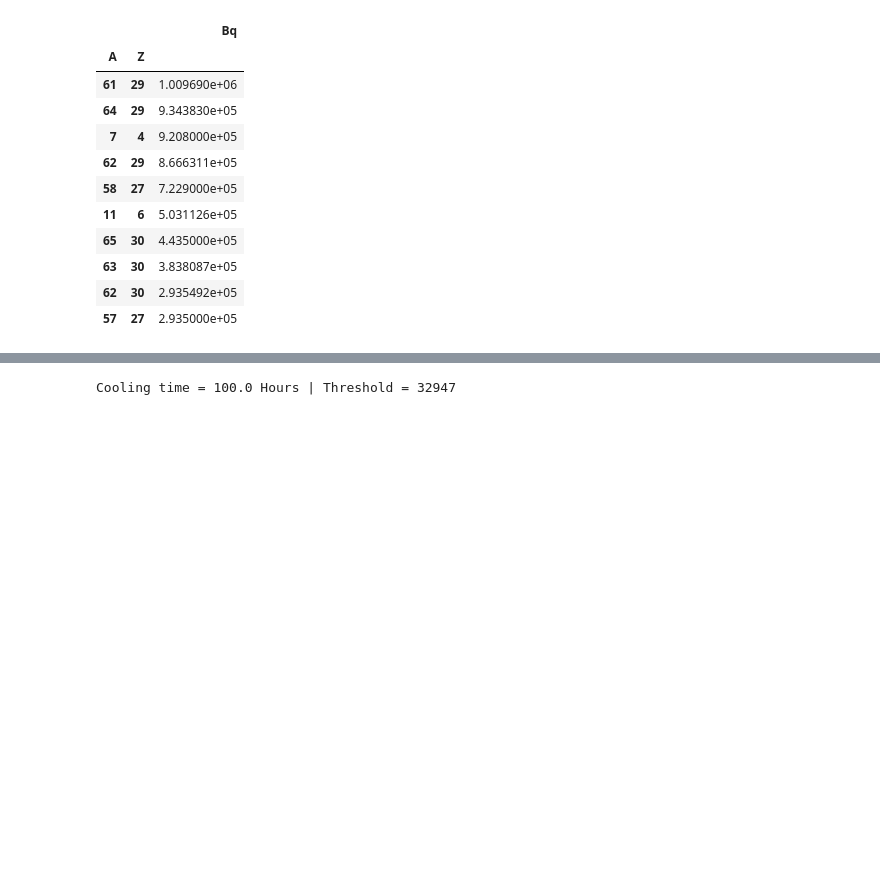
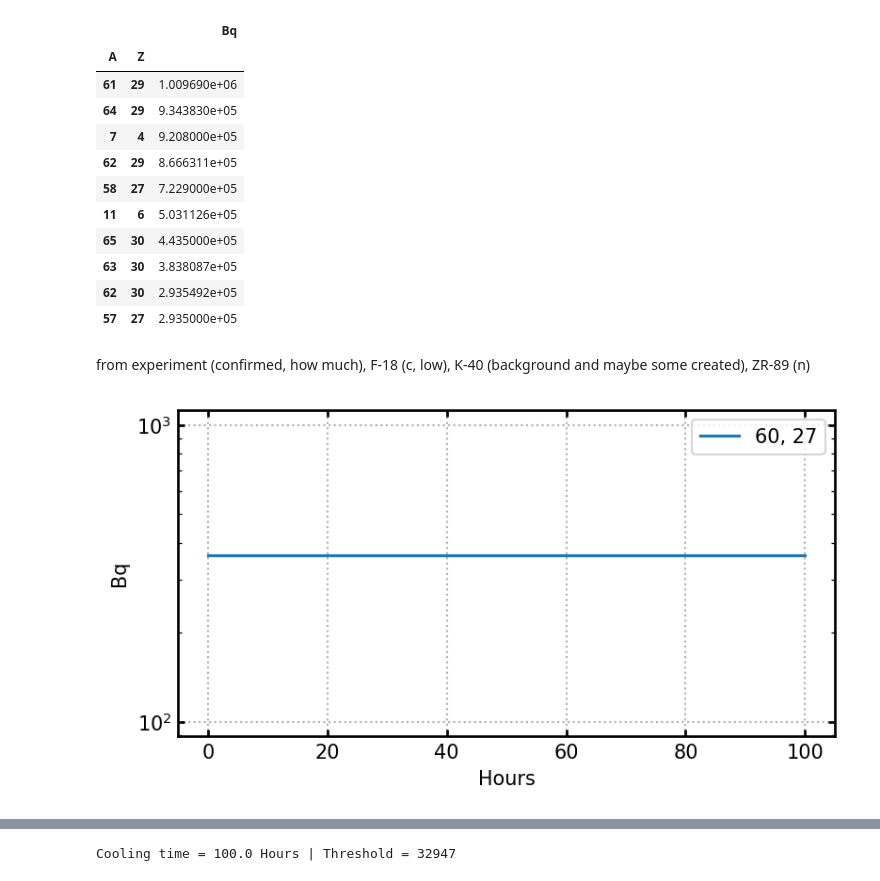
Before and after one commit to sewerininc/fluka_simulations, a Jupyter notebook: python_notebook/first test.ipynb, the cells around one changed output, grey strips where cells are left out. Cells and saved outputs as stored; diff of their text form; code cells hidden in the pictures; blank space fills up the shorter version.

```diff
--- a/python_notebook/first test.ipynb
+++ b/python_notebook/first test.ipynb
@@ -394,3 +394,9 @@ df_sums_brass_27[:10]
 | 63 | 30 | 3.838087e+05 |
 | 62 | 30 | 2.935492e+05 |
 | 57 | 27 | 2.935000e+05 |
+# %% [markdown]
+from experiment (confirmed, how much), F-18 (c, low), K-40 (background and maybe some created), ZR-89 (n)
+# %%
+plot_spec(brass1p27_paths, ["60"], ["27"], ylog=True)
+# %% [output]
+[figure, added]
```
Also changed, not shown: parts of 1 cell of this notebook.
